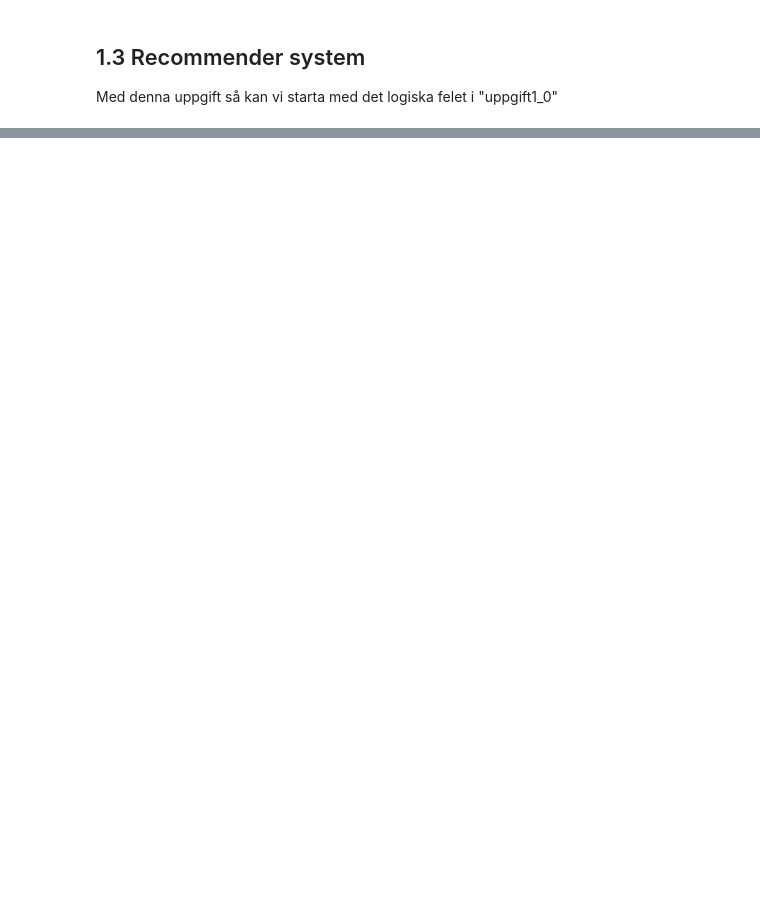
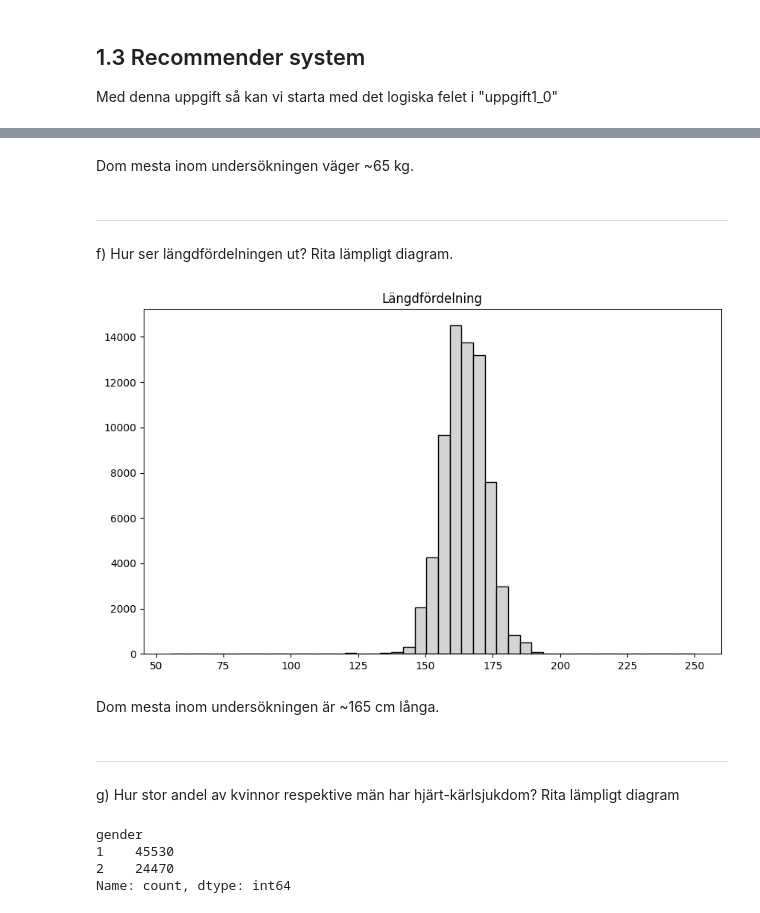
Before and after one commit to Markofbear/AI-Bjorn-Lagerblad-OPA23, a Jupyter notebook: labs/labb1/labb1.ipynb, the cells around one changed output, grey strips where cells are left out. Saved outputs shown, nothing was run; the diff lists cells and outputs as text; code cells hidden in the pictures; blank space fills up the shorter version.

```diff
--- a/labs/labb1/labb1.ipynb
+++ b/labs/labb1/labb1.ipynb
@@ -314,0 +422,25 @@ Med denna uppgift så kan vi starta med det logiska felet i "uppgift1_0"
+# %% [markdown]
+Dom mesta inom undersökningen väger ~65 kg.
+# %% [markdown]
+---
+
+f) Hur ser längdfördelningen ut? Rita lämpligt diagram.
+# %%
+plt.figure(figsize=(10, 6))
+plt.hist(data["height"], bins=45, color="lightgrey", edgecolor="black")
+plt.title("Längdfördelning")
+plt.show()
+# %% [output]
+[figure, added]
+# %% [markdown]
+Dom mesta inom undersökningen är  ~165 cm långa.
+# %% [markdown]
+---
+  g) Hur stor andel av kvinnor respektive män har hjärt-kärlsjukdom? Rita lämpligt diagram
+# %%
+print(data["gender"].value_counts())
+# %% [output]
+gender
+1    45530
+2    24470
+Name: count, dtype: int64
```
Also changed, not shown: parts of 18 cells of this notebook, 2 other files.
